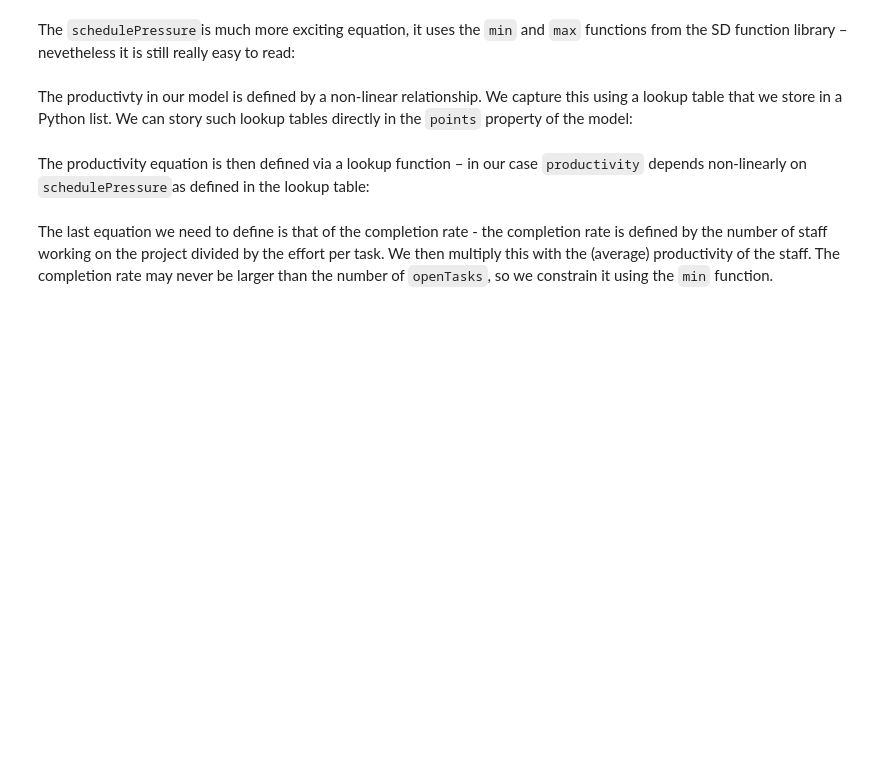
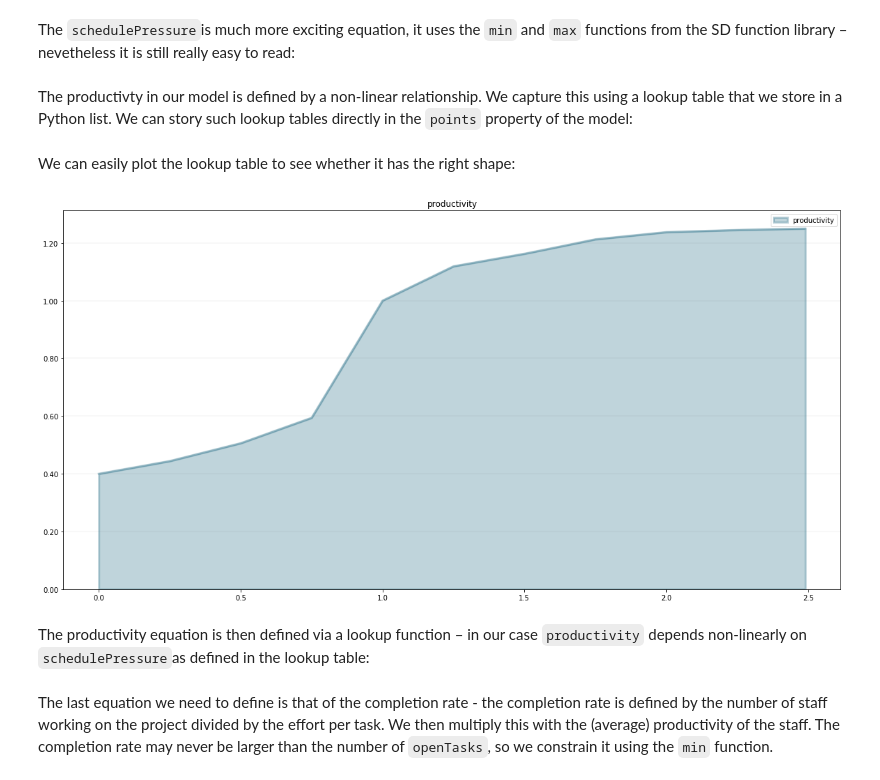
Before and after one commit to transentis/bptk_py_tutorial, a Jupyter notebook: bptk_py_sd_dsl_intro.ipynb, the cells around one changed output. Cells and saved outputs as stored; diff of their text form; code cells hidden in the pictures; blank space fills up the shorter version.

```diff
--- a/bptk_py_sd_intro.ipynb
+++ b/bptk_py_sd_dsl_intro.ipynb
@@ -99,7 +101,17 @@ schedulePressure.equation = sd.min((openTasks*effortPerTask)/(staff*sd.max(remai
 # %% [markdown]
 The productivty in our model is defined by a non-linear relationship. We capture this using a lookup table that we store in a Python list. We can story such lookup tables directly in the `points` property of the model:
 # %%
-model.points["productivity"] = [ [0,0.4],[0.25,0.444],[0.5,0.506],[0.75,0.594],[1,1],[1.25,1.119],[1.5,1.1625],[1.75,1.2125],[2,1.2375],[2.25,1.245],[2.5,1.25] ]
+model.points["productivity"] = [
+    [0,0.4],
+    [0.25,0.444],
+    [0.5,0.506],
+    [0.75,0.594],[1,1],[1.25,1.119],[1.5,1.1625],[1.75,1.2125],[2,1.2375],[2.25,1.245],[2.5,1.25] ]
+# %% [markdown]
+We can easily plot the lookup table to see whether it has the right shape:
+# %%
+model.plot_lookup("productivity")
+# %% [output]
+[figure, added]
 # %% [markdown]
 The productivity equation is then defined via a lookup function – in our case `productivity` depends non-linearly on `schedulePressure`as defined in the lookup table:
 # %%
```
Also changed, not shown: parts of 12 cells of this notebook, 1 other file.
